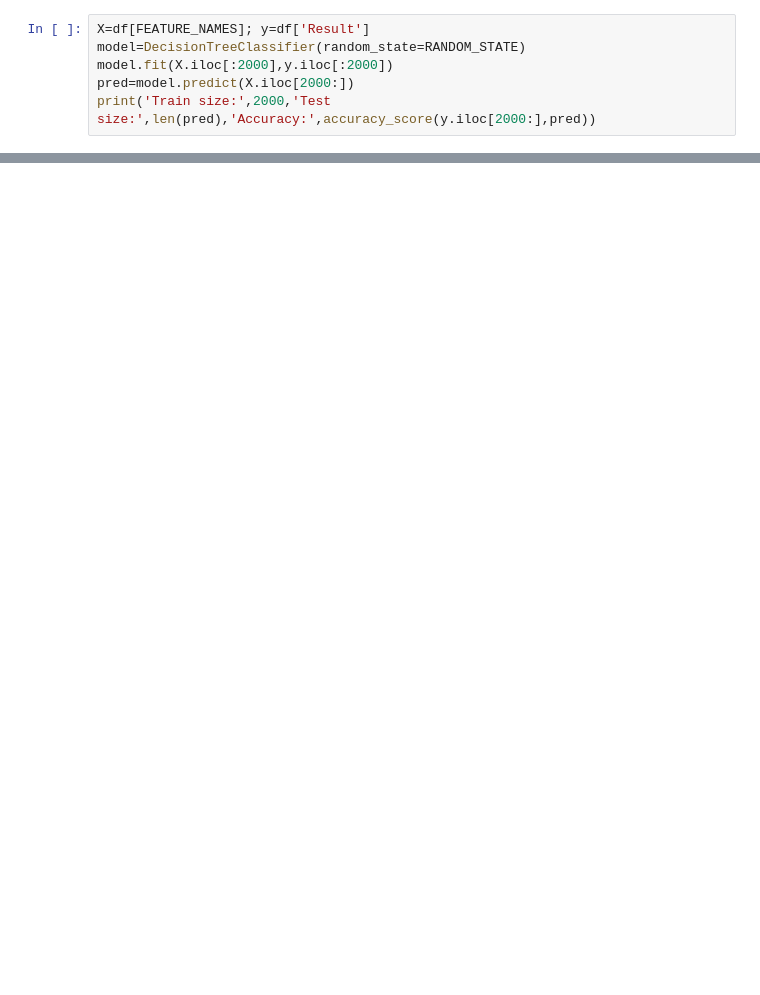
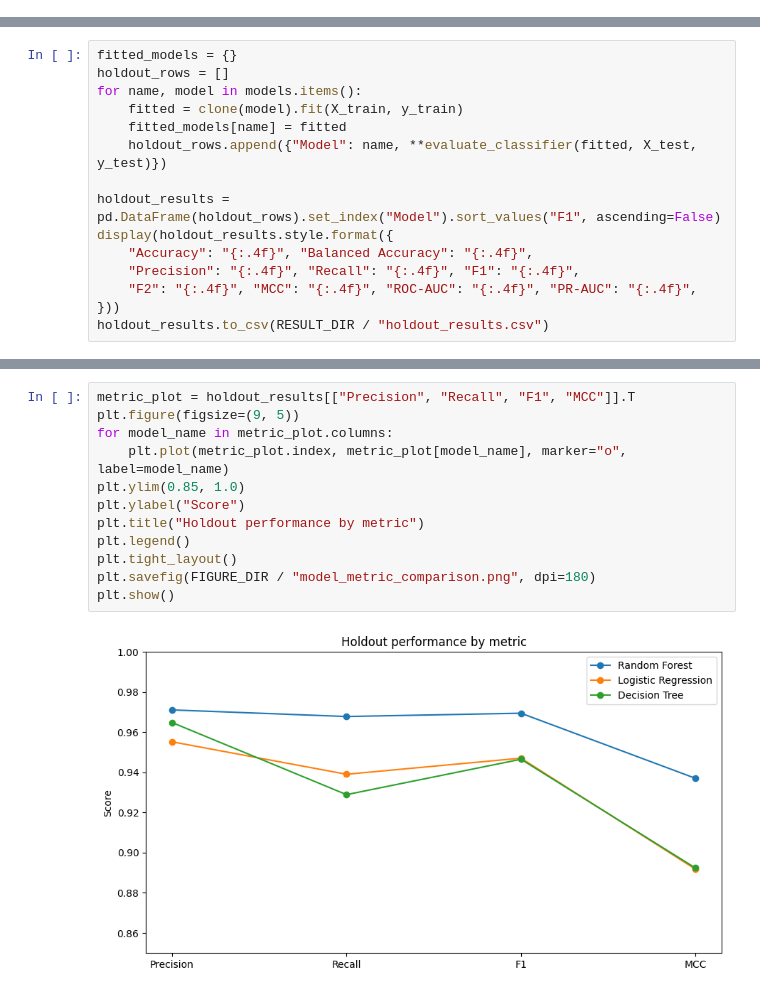
Before and after one commit to layanawawde/phishing-detection-critical-evaluation, a Jupyter notebook: notebooks/phishing_detection_reproduction.ipynb, the cells around one changed output, grey strips where cells are left out. Drawn from its saved outputs; the diff is of its cells as text; blank space fills up the shorter version.

```diff
--- a/notebooks/phishing_detection_reproduction.ipynb
+++ b/notebooks/phishing_detection_reproduction.ipynb
@@ -82,6 +0,0 @@ display(df[FEATURE_NAMES].corr(method='spearman'))
-# %%
-X=df[FEATURE_NAMES]; y=df['Result']
-model=DecisionTreeClassifier(random_state=RANDOM_STATE)
-model.fit(X.iloc[:2000],y.iloc[:2000])
-pred=model.predict(X.iloc[2000:])
-print('Train size:',2000,'Test size:',len(pred),'Accuracy:',accuracy_score(y.iloc[2000:],pred))
@@ -121,0 +483,15 @@ The tutorial claim is approximately reproducible in magnitude, but the repositor
+# %%
+fitted_models = {}
+holdout_rows = []
+for name, model in models.items():
+    fitted = clone(model).fit(X_train, y_train)
+    fitted_models[name] = fitted
+    holdout_rows.append({"Model": name, **evaluate_classifier(fitted, X_test, y_test)})
+
+holdout_results = pd.DataFrame(holdout_rows).set_index("Model").sort_values("F1", ascending=False)
+display(holdout_results.style.format({
+    "Accuracy": "{:.4f}", "Balanced Accuracy": "{:.4f}",
+    "Precision": "{:.4f}", "Recall": "{:.4f}", "F1": "{:.4f}",
+    "F2": "{:.4f}", "MCC": "{:.4f}", "ROC-AUC": "{:.4f}", "PR-AUC": "{:.4f}",
+}))
+holdout_results.to_csv(RESULT_DIR / "holdout_results.csv")
@@ -121,0 +504,14 @@ The tutorial claim is approximately reproducible in magnitude, but the repositor
+# %%
+metric_plot = holdout_results[["Precision", "Recall", "F1", "MCC"]].T
+plt.figure(figsize=(9, 5))
+for model_name in metric_plot.columns:
+    plt.plot(metric_plot.index, metric_plot[model_name], marker="o", label=model_name)
+plt.ylim(0.85, 1.0)
+plt.ylabel("Score")
+plt.title("Holdout performance by metric")
+plt.legend()
+plt.tight_layout()
+plt.savefig(FIGURE_DIR / "model_metric_comparison.png", dpi=180)
+plt.show()
+# %% [output]
+[figure, added]
```
Also changed, not shown: parts of 69 cells of this notebook, 31 other files.
